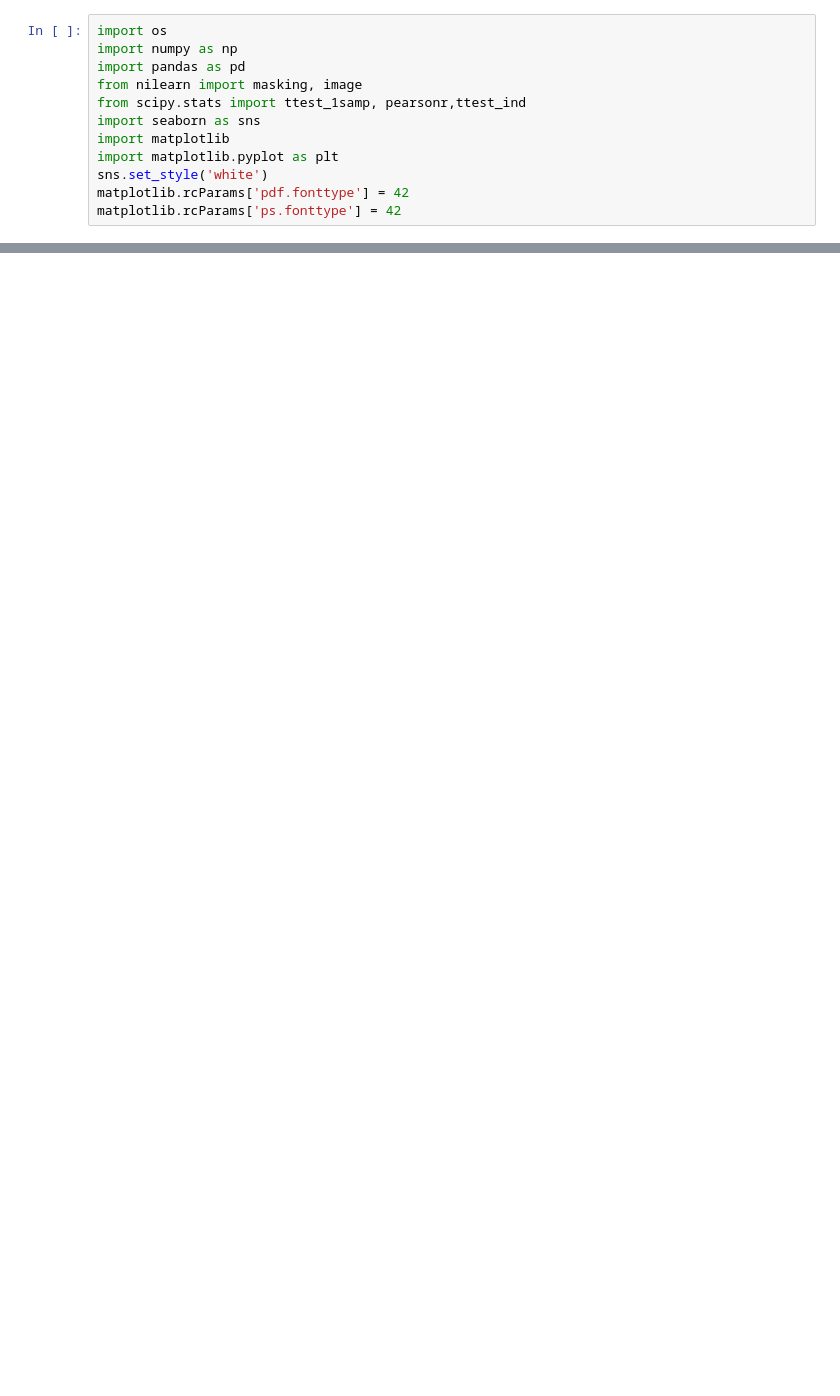
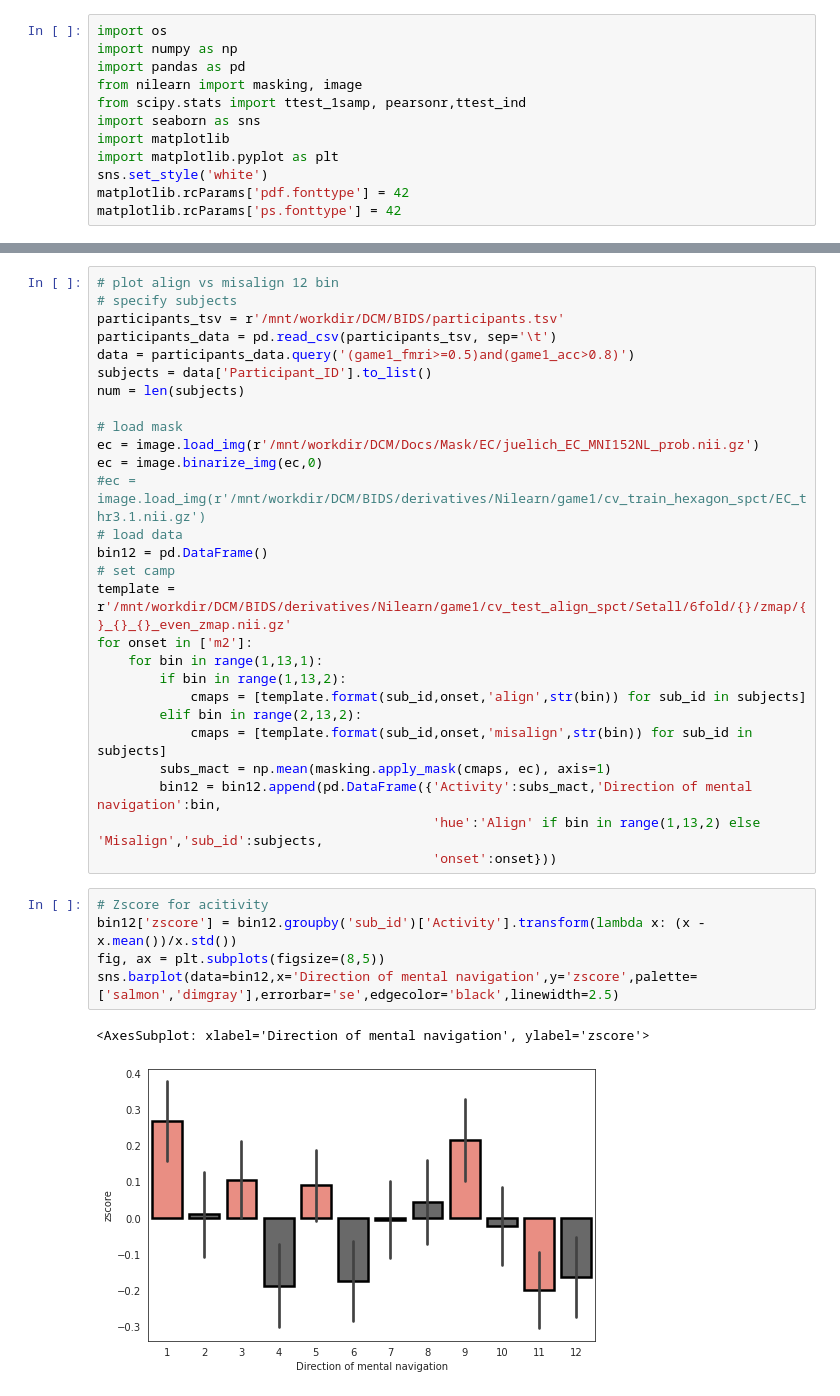
Before and after one commit to YukunQu/DCM, a Jupyter notebook: analysis/mri/figure/figure2.ipynb, the cells around one changed output, grey strips where cells are left out. Cells and saved outputs as stored; diff of their text form; blank space fills up the shorter version.

```diff
--- a/analysis/mri/figure/figure2.ipynb
+++ b/analysis/mri/figure/figure2.ipynb
@@ -241,0 +246,35 @@ plt.show()
+# %%
+# plot align vs misalign 12 bin
+# specify subjects
+participants_tsv = r'/mnt/workdir/DCM/BIDS/participants.tsv'
+participants_data = pd.read_csv(participants_tsv, sep='\t')
+data = participants_data.query('(game1_fmri>=0.5)and(game1_acc>0.8)')
+subjects = data['Participant_ID'].to_list()
+num = len(subjects)
+
+# load mask
+ec = image.load_img(r'/mnt/workdir/DCM/Docs/Mask/EC/juelich_EC_MNI152NL_prob.nii.gz')
+ec = image.binarize_img(ec,0)
+#ec = image.load_img(r'/mnt/workdir/DCM/BIDS/derivatives/Nilearn/game1/cv_train_hexagon_spct/EC_thr3.1.nii.gz')
+# load data
+bin12 = pd.DataFrame()
+# set camp
+template = r'/mnt/workdir/DCM/BIDS/derivatives/Nilearn/game1/cv_test_align_spct/Setall/6fold/{}/zmap/{}_{}_{}_even_zmap.nii.gz'
+for onset in ['m2']:
+    for bin in range(1,13,1):
+        if bin in range(1,13,2):
+            cmaps = [template.format(sub_id,onset,'align',str(bin)) for sub_id in subjects]
+        elif bin in range(2,13,2):
+            cmaps = [template.format(sub_id,onset,'misalign',str(bin)) for sub_id in subjects]
+        subs_mact = np.mean(masking.apply_mask(cmaps, ec), axis=1)
+        bin12 = bin12.append(pd.DataFrame({'Activity':subs_mact,'Direction of mental navigation':bin,
+                                           'hue':'Align' if bin in range(1,13,2) else 'Misalign','sub_id':subjects,
+                                           'onset':onset}))
+# %%
+# Zscore for acitivity
+bin12['zscore'] = bin12.groupby('sub_id')['Activity'].transform(lambda x: (x - x.mean())/x.std())
+fig, ax = plt.subplots(figsize=(8,5))
+sns.barplot(data=bin12,x='Direction of mental navigation',y='zscore',palette=['salmon','dimgray'],errorbar='se',edgecolor='black',linewidth=2.5)
+# %% [output]
+<AxesSubplot: xlabel='Direction of mental navigation', ylabel='zscore'>
+[figure, added]
```
Also changed, not shown: parts of 7 cells of this notebook, 7 other files.
